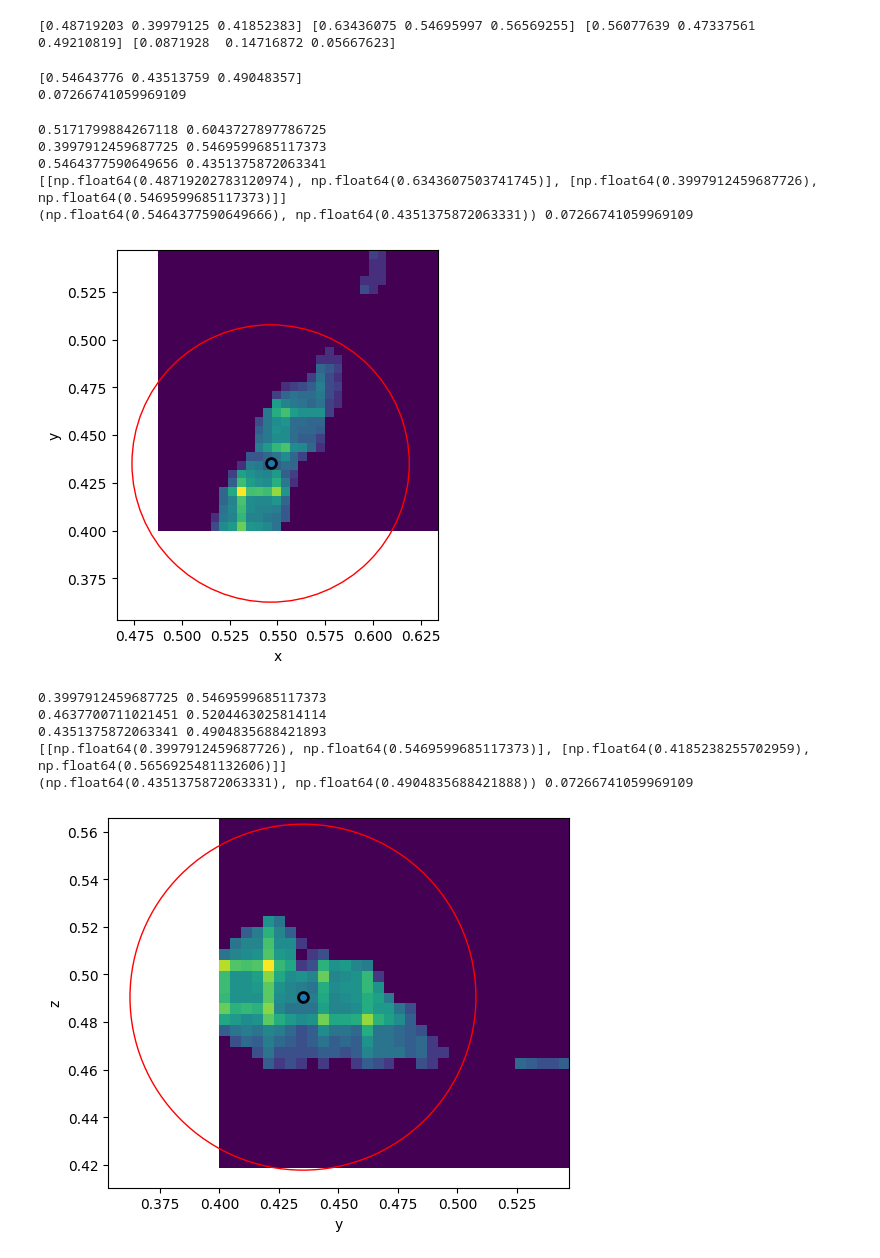
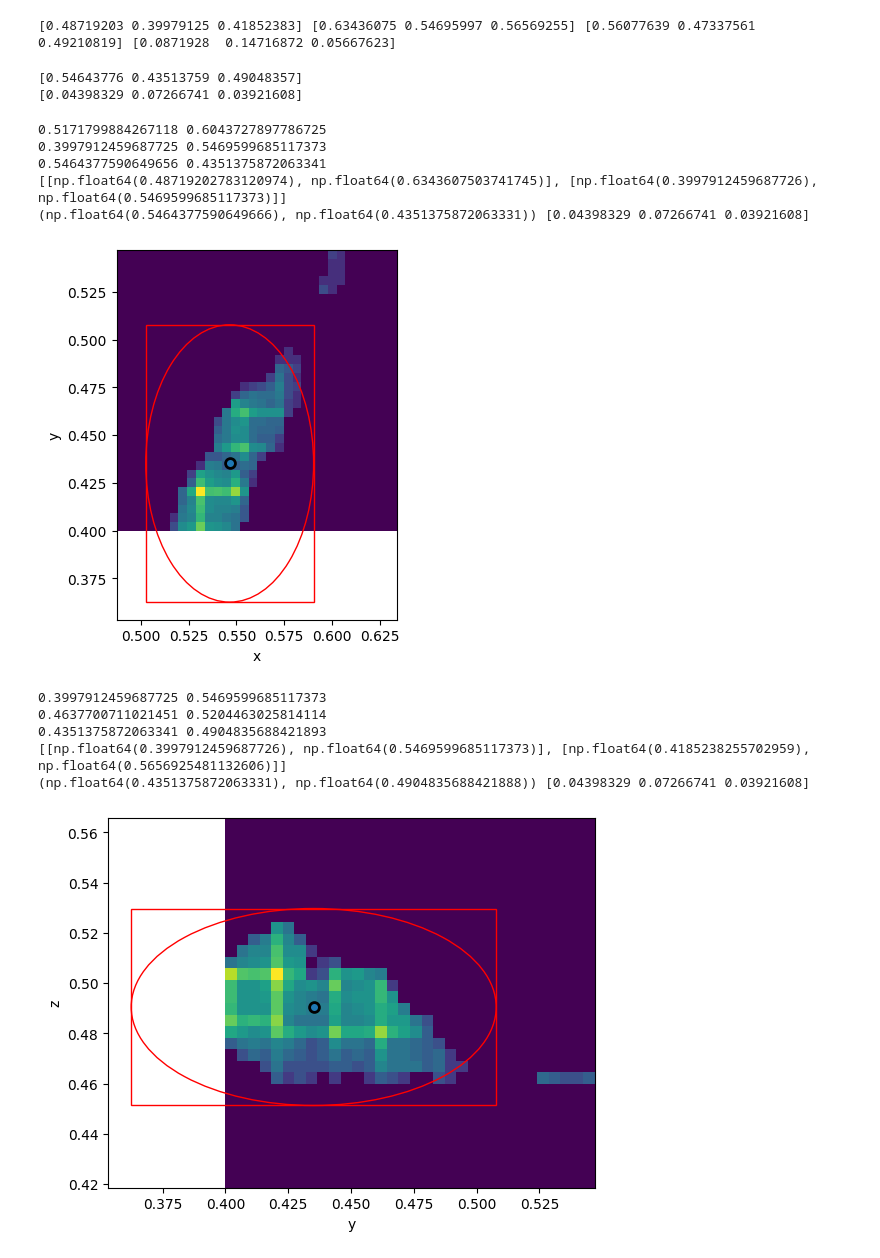
Before and after one commit to jwise77/enzo-split-mrp-halo, a Jupyter notebook: Split-ICs.ipynb, the cells around one changed output. Cells and saved outputs as stored; diff of their text form; code cells hidden in the pictures.

Commit message:
Updating scripts, parameters, and notebooks to consider non-cubic particle splitting regions.

```diff
--- a/Split-ICs.ipynb
+++ b/Split-ICs.ipynb
@@ -9,8 +14,10 @@ dir_name = '.'
 num = 26813
 dsname = 'output_0000'
 #num = 1405450
-fp = h5.File('%s/initial_particle_positions-%d-%s.h5' % (dir_name, num, dsname), 'r')
+fn = '%s/initial_particle_positions-%d-%s.h5' % (dir_name, num, dsname)
+fp = h5.File(fn, 'r')
 pos = fp['particle_position'][:]
+pid = fp['particle_identifier'][:]
 fp.close()
 # %%
 rmin = pos.min(0)
@@ -27,47 +34,51 @@ print(ledge, redge, center, width)
 factor = 3
 com = pos.mean(axis=0)
 pos_std = pos.std(axis=0)
-radius = factor * pos_std.max()
+radius = factor * pos_std
 print(com)
 print(radius)
 # %% [output]
 [0.54643776 0.43513759 0.49048357]
-0.07266741059969109
+[0.04398329 0.07266741 0.03921608]
 # %%
 pixels = 32
 # %%
 axes = ((0,1), (1,2), (2,0))
 for axis in axes:
     extent = [[ledge[axis[0]], redge[axis[0]]], [ledge[axis[1]], redge[axis[1]]]]
     H, xedges, yedges = np.histogram2d(pos[:,axis[0]], pos[:,axis[1]], bins=pixels, range=extent)
     image = -1 * np.ones((pixels, pixels))
     nz = np.nonzero(H)
     fig, ax = plt.subplots(1,1)
     ax.imshow(np.sqrt(H.T), origin='lower', interpolation='nearest', extent=[extent[0][0], extent[0][1], extent[1][0], extent[1][1]])
     ax.scatter(com[axis[0]], com[axis[1]], marker='o', s=50, lw=2, edgecolor='k', c='C0')
     ax.set_xlabel('%c' % (axis[0]+120))
     ax.set_ylabel('%c' % (axis[1]+120))
-    circle = plt.Circle((com[axis[0]], com[axis[1]]), radius, color='r', fill=False)
+    #circle = plt.Circle((com[axis[0]], com[axis[1]]), radius, color='r', fill=False)
+    ellipse = Ellipse((com[axis[0]], com[axis[1]]), 2*radius[axis[0]], 2*radius[axis[1]], color='r', fill=False)
+    rect = Rectangle((com[axis[0]]-radius[axis[0]], com[axis[1]]-radius[axis[1]]), 2*radius[axis[0]], 2*radius[axis[1]], color='r', fill=False)
     print(pos[:,axis[0]].min(), pos[:,axis[0]].max())
     print(pos[:,axis[1]].min(), pos[:,axis[1]].max())
     print(pos[:,axis[0]].mean(), pos[:,axis[1]].mean())
     print(extent)
     print((com[axis[0]], com[axis[1]]), radius)
-    ax.add_patch(circle)
+    #ax.add_patch(circle)
+    ax.add_patch(ellipse)
+    ax.add_patch(rect)
     plt.show()
 # %% [output]
 0.5171799884267118 0.6043727897786725
 0.3997912459687725 0.5469599685117373
 0.5464377590649656 0.4351375872063341
 [[np.float64(0.48719202783120974), np.float64(0.6343607503741745)], [np.float64(0.3997912459687726), np.float64(0.5469599685117373)]]
-(np.float64(0.5464377590649666), np.float64(0.4351375872063331)) 0.07266741059969109
+(np.float64(0.5464377590649666), np.float64(0.4351375872063331)) [0.04398329 0.07266741 0.03921608]
-[figure, old version]
+[figure, new version]
 0.3997912459687725 0.5469599685117373
 0.4637700711021451 0.5204463025814114
 0.4351375872063341 0.4904835688421893
 [[np.float64(0.3997912459687726), np.float64(0.5469599685117373)], [np.float64(0.4185238255702959), np.float64(0.5656925481132606)]]
-(np.float64(0.4351375872063331), np.float64(0.4904835688421888)) 0.07266741059969109
+(np.float64(0.4351375872063331), np.float64(0.4904835688421888)) [0.04398329 0.07266741 0.03921608]
-[figure, old version]
+[figure, new version]
 0.4637700711021451 0.5204463025814114
 0.5171799884267118 0.6043727897786725
 0.4904835688421893 0.5464377590649656
```
Also changed, not shown: parts of 29 cells of this notebook, 3 other files.
